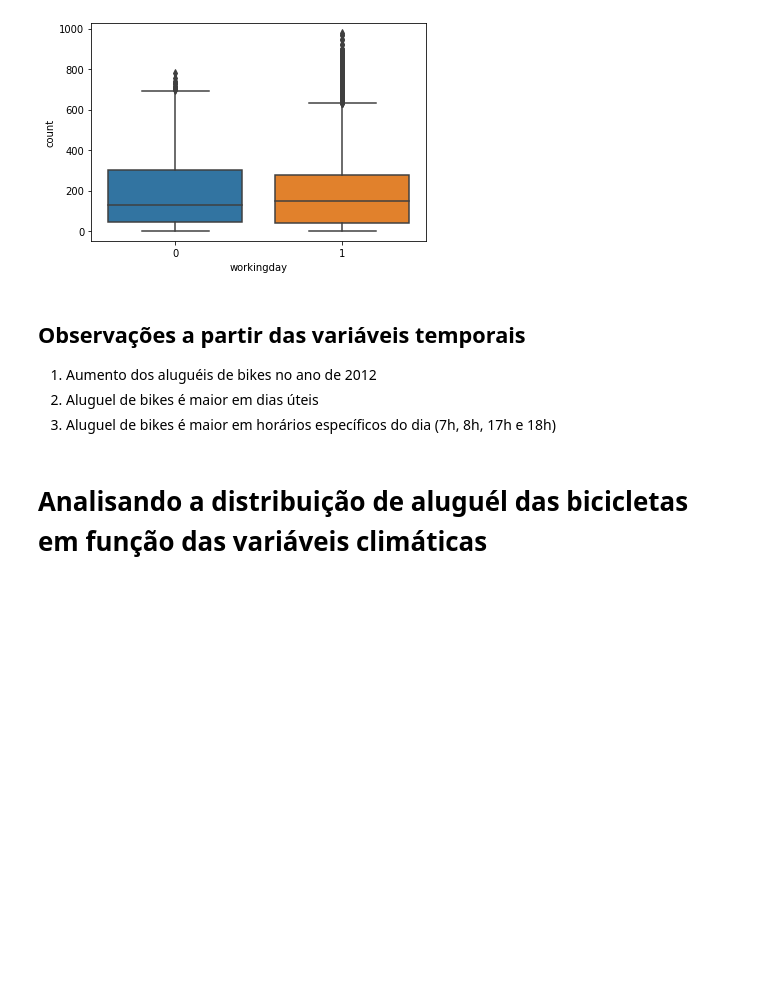
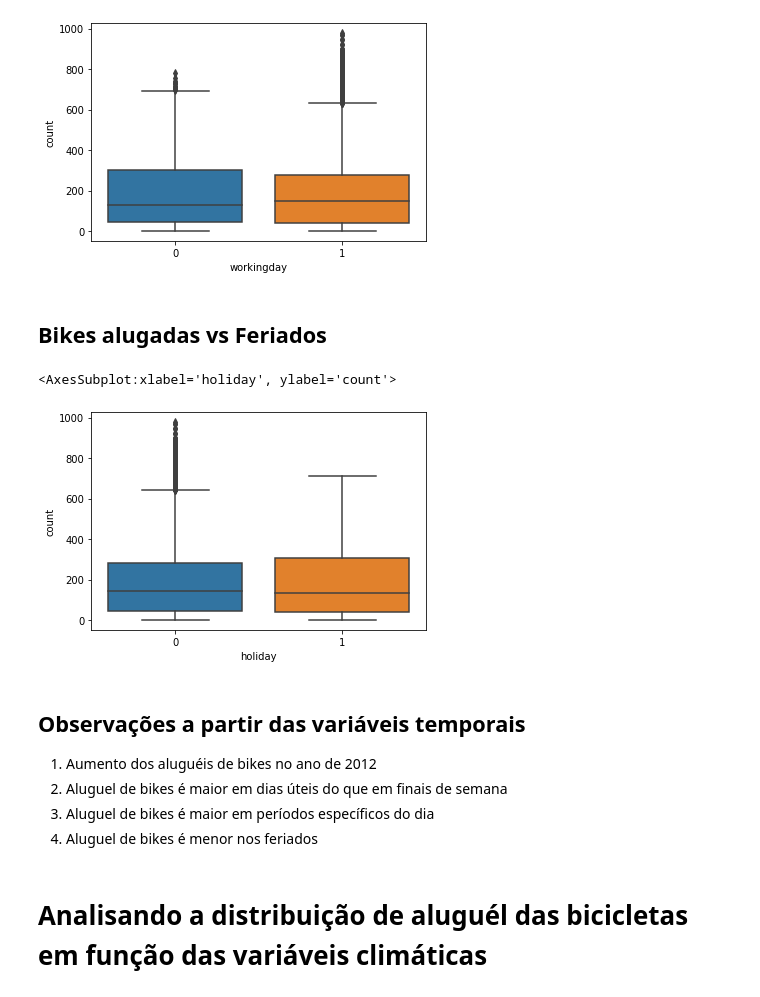
Before and after one commit to renCgomes/T2_LP_ECA_2021.2, a Jupyter notebook: T2_LP.ipynb, the cells around one changed output. Saved outputs shown, nothing was run; the diff lists cells and outputs as text; code cells hidden in the pictures; blank space fills up the shorter version.

```diff
--- a/T2_LP.ipynb
+++ b/T2_LP.ipynb
@@ -47,6 +47,14 @@ train.head()
 Uma vez com os dados de data e hora separados, podemos extrair as informações individuais de dia, mês e ano
 # %%
 from datetime import datetime
+
+def isWeekend(value):
+    value = datetime.strptime(value, "%Y-%m-%d").strftime('%A')
+
+    if value == "Sunday" or value == "Saturday":
+        return 1
+    else:
+        return 0
 
 def getWeekDay(value):
     value = datetime.strptime(value, "%Y-%m-%d").strftime('%A')
@@ -78,8 +86,17 @@ def getDay(value):
     value = int(datetime.strptime(value, "%Y-%m-%d").strftime('%d'))
     return value
 
-dateFunctions = [getWeekDay, getYear, getMonth, getDay]
-dateColumns = ["weekday", "year", "month", "day"]
+def getQuarter(value):
+    year = int(datetime.strptime(value, "%Y-%m-%d").strftime('%Y'))
+    month = int(datetime.strptime(value, "%Y-%m-%d").strftime('%m'))
+
+    if (year == 2011):
+        return month
+    else:
+        return month + 12
+
+dateFunctions = [getWeekDay, getYear, getMonth, getDay, isWeekend, getQuarter]
+dateColumns = ["weekday", "year", "month", "day", "weekend", "quarter"]
 
 for i in range(len(dateFunctions)):
     train[dateColumns[i]] = train["date"].map(dateFunctions[i])
@@ -166,11 +176,19 @@ sns.boxplot(x = "workingday",y="count",data=train)
 # %% [output]
 <AxesSubplot:xlabel='workingday', ylabel='count'>
 [figure]
+# %% [markdown]
+## Bikes alugadas vs Feriados
+# %%
+sns.boxplot(x = "holiday",y="count",data=train)
+# %% [output]
+<AxesSubplot:xlabel='holiday', ylabel='count'>
+[figure, added]
 # %% [markdown]
 ## Observações a partir das variáveis temporais
 1. Aumento dos aluguéis de bikes no ano de 2012
-2. Aluguel de bikes é maior em dias úteis
-3. Aluguel de bikes é maior em horários específicos do dia (7h, 8h, 17h e 18h)
+2. Aluguel de bikes é maior em dias úteis do que em finais de semana
+3. Aluguel de bikes é maior em períodos específicos do dia
+4. Aluguel de bikes é menor nos feriados
 # %% [markdown]
 # Analisando a distribuição de aluguél das bicicletas em função das variáveis climáticas
 # %% [markdown]
```
Also changed, not shown: parts of 24 cells of this notebook, 1 other file.
